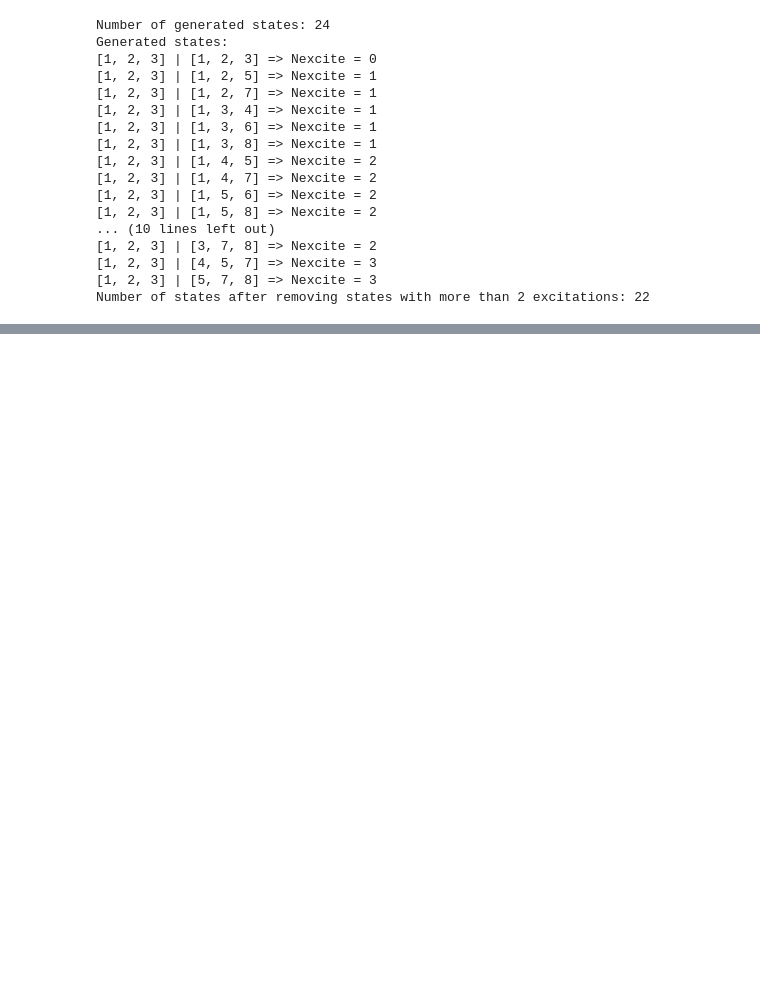
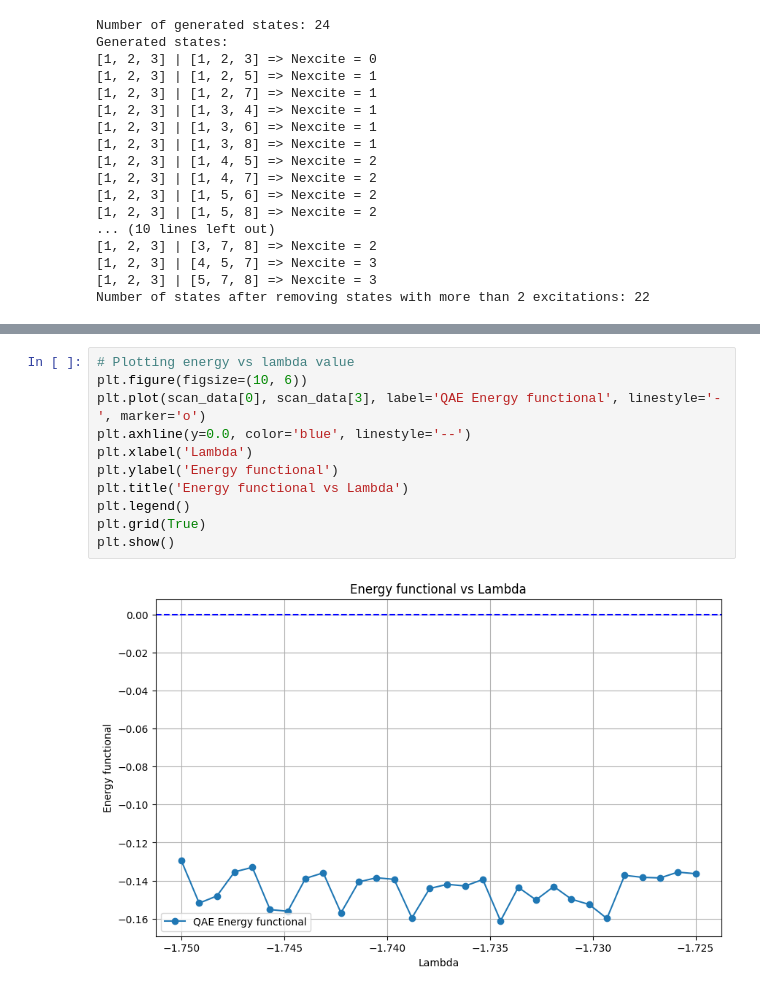
Before and after one commit to pradyotqc/DIRAC_SrF_FCI_FF, a Jupyter notebook: FF_QAE_SA_SrF_0.ipynb, the cells around one changed output, grey strips where cells are left out. Saved outputs shown, nothing was run; the diff lists cells and outputs as text; blank space fills up the shorter version.

```diff
--- a/FF_QAE_SA_SrF_0.ipynb
+++ b/FF_QAE_SA_SrF_0.ipynb
@@ -126,0 +149,13 @@ print(" Minimum error percentage: {:.6f}%".format(abs(min_error/reference_ground
+# %%
+# Plotting energy vs lambda value
+plt.figure(figsize=(10, 6))
+plt.plot(scan_data[0], scan_data[3], label='QAE Energy functional', linestyle='-', marker='o')
+plt.axhline(y=0.0, color='blue', linestyle='--')
+plt.xlabel('Lambda')
+plt.ylabel('Energy functional')
+plt.title('Energy functional vs Lambda')
+plt.legend()
+plt.grid(True)
+plt.show()
+# %% [output]
+[figure, added]
```
Also changed, not shown: parts of 6 cells of this notebook.
